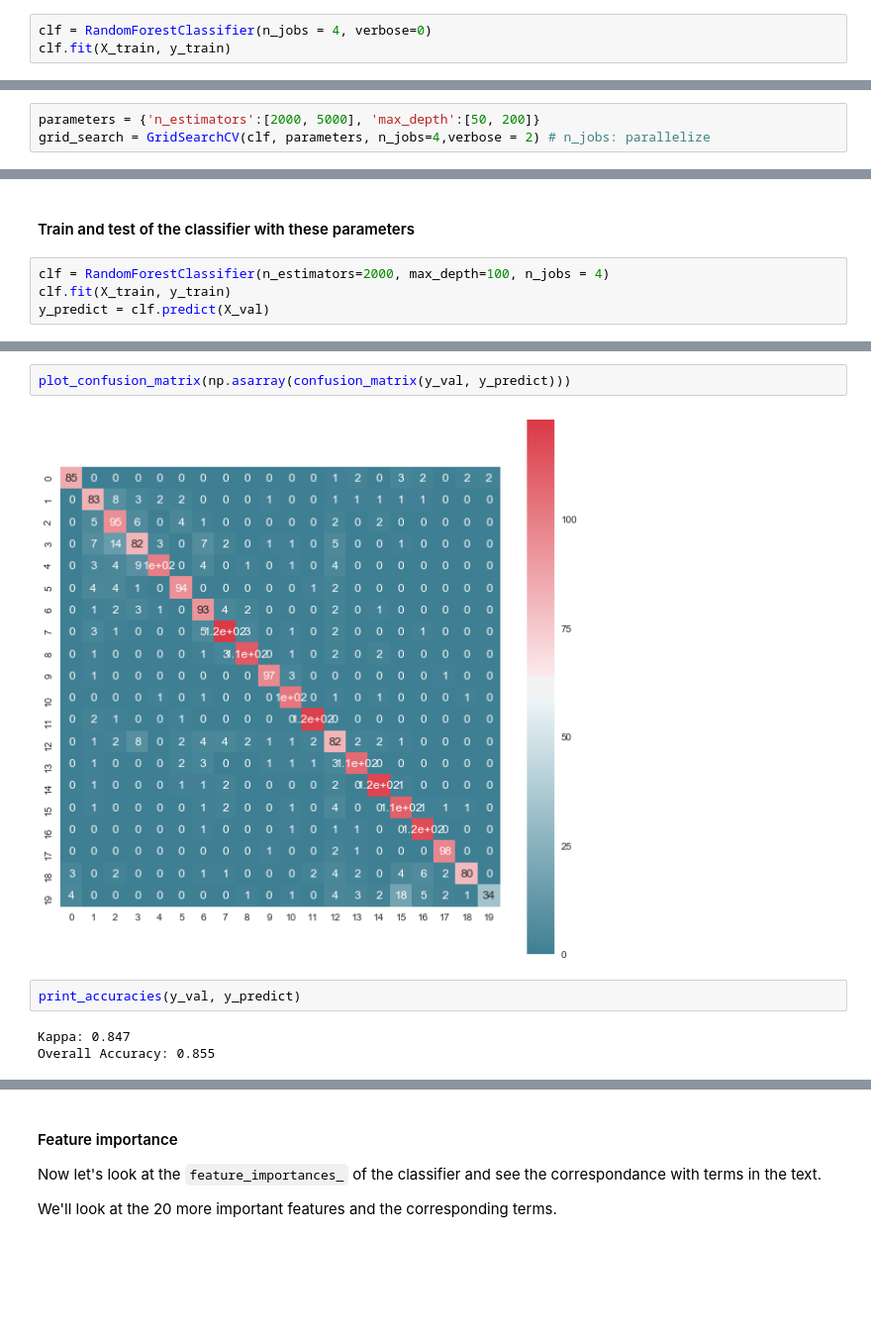
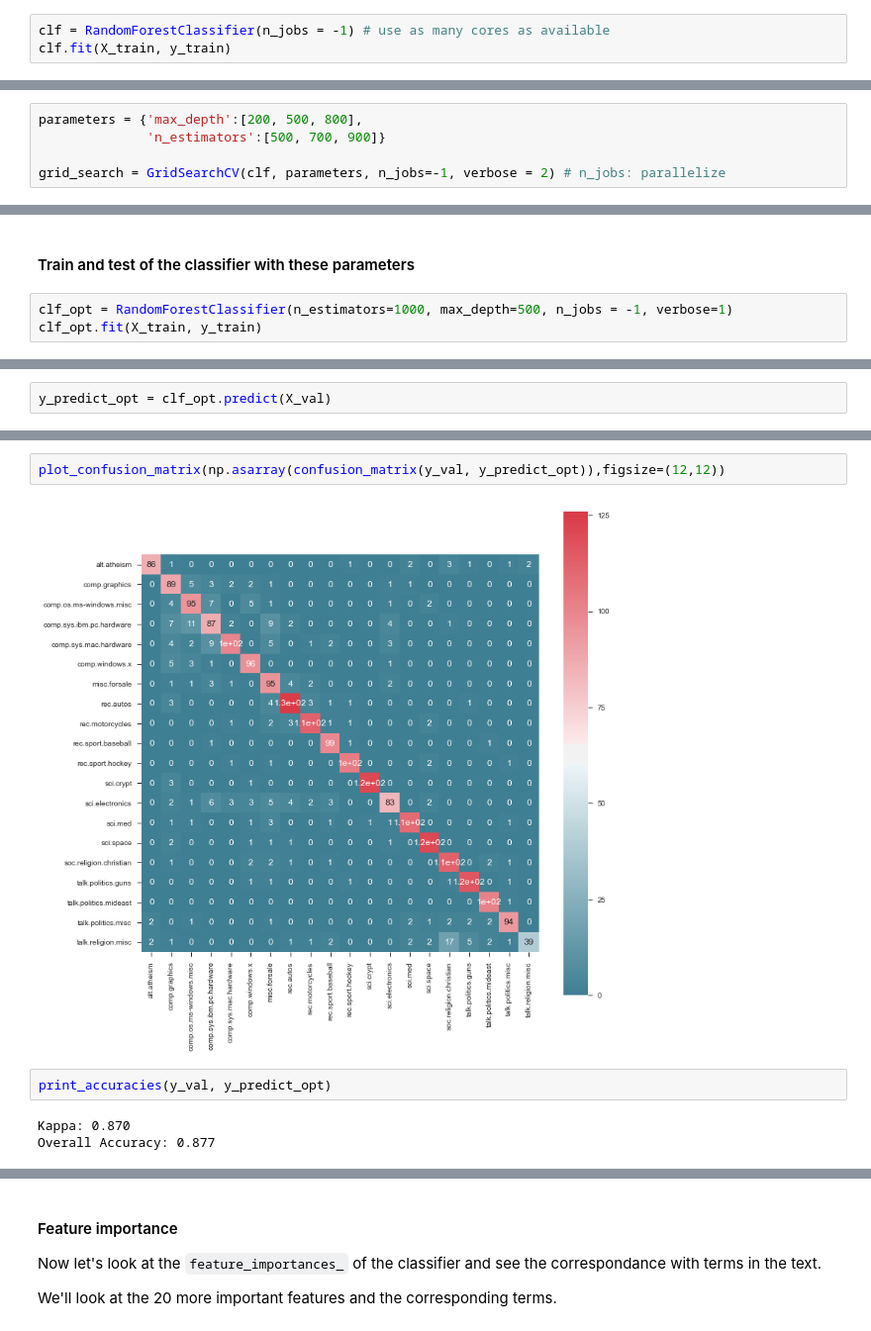
Before and after one commit to armand33/applied_data_analysis_2017, a Jupyter notebook: 04 - Applied ML/Homework 4.ipynb, the cells around one changed output, grey strips where cells are left out. Shown: that part at 99% size. Drawn from its saved outputs; the diff is of its cells as text; blank space fills up the shorter version.

Commit message:
Grid search finished, started feature importance

```diff
--- a/04 - Applied ML/Homework 4.ipynb
+++ b/04 - Applied ML/Homework 4.ipynb
@@ -607,7 +609,7 @@ print(X_train.shape, X_val.shape)
 
 First we use the default parameters.
 # %%
-clf = RandomForestClassifier(n_jobs = 4, verbose=0)
+clf = RandomForestClassifier(n_jobs = -1) # use as many cores as available
 clf.fit(X_train, y_train)
 # %% [output]
 RandomForestClassifier(bootstrap=True, class_weight=None, criterion='gini',
@@ -663,6 +679,8 @@ Further parameters for grid search:
 # %%
-parameters = {'n_estimators':[2000, 5000], 'max_depth':[50, 200]}
-grid_search = GridSearchCV(clf, parameters, n_jobs=4,verbose = 2) # n_jobs: parallelize
+parameters = {'max_depth':[200, 500, 800],
+              'n_estimators':[500, 700, 900]}
+
+grid_search = GridSearchCV(clf, parameters, n_jobs=-1, verbose = 2) # n_jobs: parallelize
 # %%
 grid_search.fit(X_train, y_train)
 grid_search.best_params_
@@ -683,6 +707,5 @@ Fitting 3 folds for each of 4 candidates, totalling 12 fits
 # %% [markdown]
 #### Train and test of the classifier with these parameters
 # %%
-clf = RandomForestClassifier(n_estimators=2000, max_depth=100, n_jobs = 4)
-clf.fit(X_train, y_train)
-y_predict = clf.predict(X_val)
+clf_opt = RandomForestClassifier(n_estimators=1000, max_depth=500, n_jobs = -1, verbose=1)
+clf_opt.fit(X_train, y_train)
@@ -688,0 +725,2 @@ y_predict = clf.predict(X_val)
+# %%
+y_predict_opt = clf_opt.predict(X_val)
@@ -689,11 +733,11 @@ y_predict = clf.predict(X_val)
 # %%
-plot_confusion_matrix(np.asarray(confusion_matrix(y_val, y_predict)))
+plot_confusion_matrix(np.asarray(confusion_matrix(y_val, y_predict_opt)),figsize=(12,12))
 # %% [output]
-[figure, old version]
+[figure, new version]
 # %%
-print_accuracies(y_val, y_predict)
+print_accuracies(y_val, y_predict_opt)
 # %% [output]
-Kappa: 0.847
-Overall Accuracy: 0.855
+Kappa: 0.870
+Overall Accuracy: 0.877
 # %% [markdown]
 This matrix shows that the prediction is far more accurate using the tuned hyperparameters found by grid search.
```
Also changed, not shown: parts of 18 cells of this notebook.
